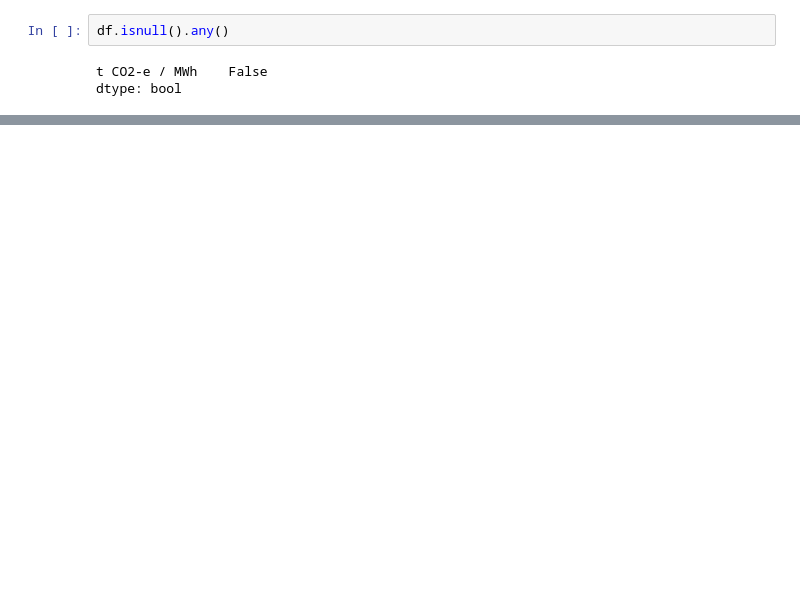
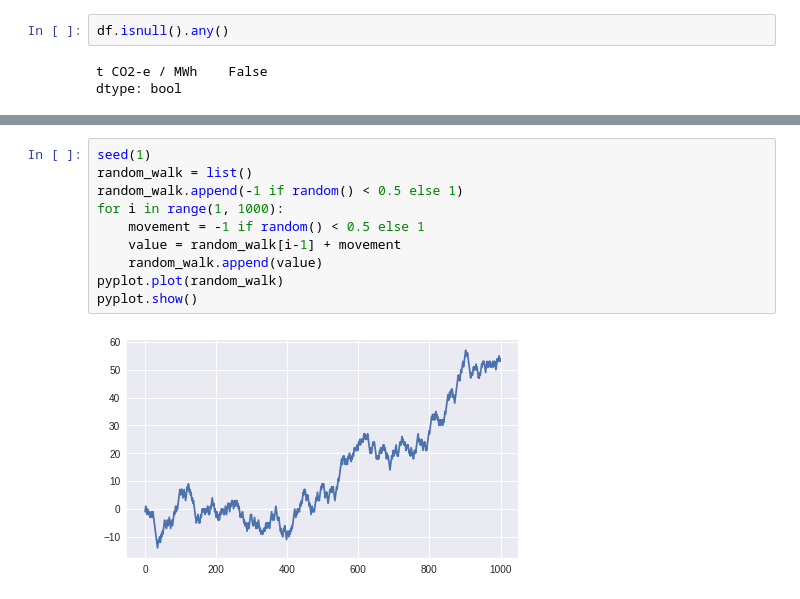
Before and after one commit to bkubsch/time_series, a Jupyter notebook: notebooks/Lecture_2.ipynb, the cells around one changed output, grey strips where cells are left out. Drawn from its saved outputs; the diff is of its cells as text; blank space fills up the shorter version.

```diff
--- a/notebooks/Lecture_2.ipynb
+++ b/notebooks/Lecture_2.ipynb
@@ -48,0 +108,12 @@ plt.style.use('seaborn')
+# %%
+seed(1)
+random_walk = list()
+random_walk.append(-1 if random() < 0.5 else 1)
+for i in range(1, 1000):
+	movement = -1 if random() < 0.5 else 1
+	value = random_walk[i-1] + movement
+	random_walk.append(value)
+pyplot.plot(random_walk)
+pyplot.show()
+# %% [output]
+[figure, added]
```
Also changed, not shown: parts of 41 cells of this notebook, 21 other files.
